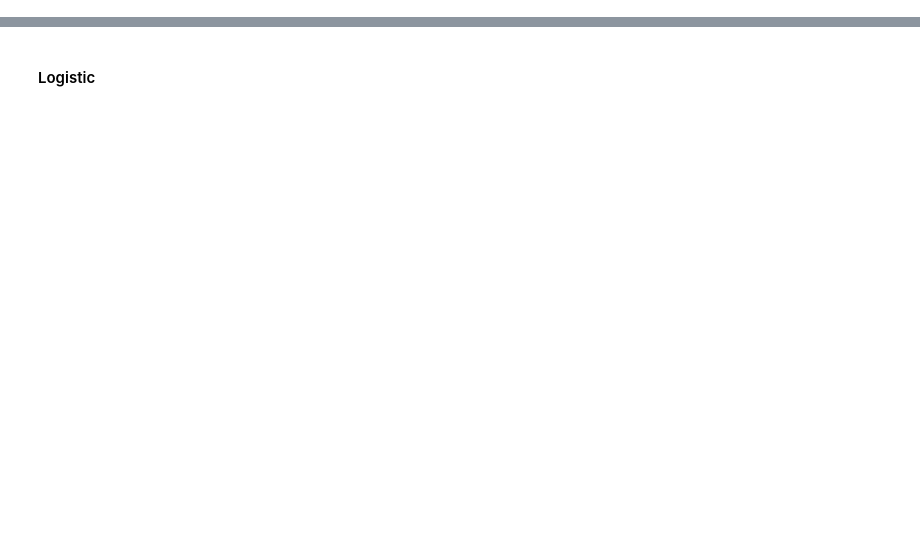
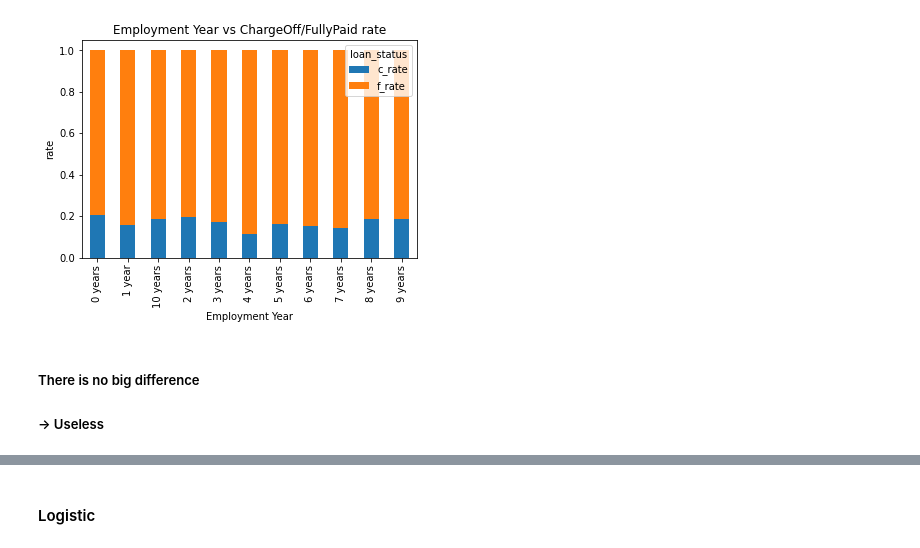
Before and after one commit to writeforfun/RIsk, a Jupyter notebook: risk.ipynb, the cells around one changed output, grey strips where cells are left out. Cells and saved outputs as stored; diff of their text form; code cells hidden in the pictures; blank space fills up the shorter version.

```diff
--- a/risk.ipynb
+++ b/risk.ipynb
@@ -270,0 +129,8 @@ train_X, val_X, train_y, val_y = train_test_split(X, y, random_state=1)
+# %%
+cross_el = pd.crosstab(loans['employment_length'], loans['loan_status'], margins = True)
+c_rate = cross_el['ChargedOff'] / cross_el['All']
+f_rate = cross_el['FullyPaid'] / cross_el['All']
+cross_el['c_rate'] = c_rate
+cross_el['f_rate'] = f_rate
+cross_el = cross_el.drop(index=['All'])
+cross_el
@@ -270,0 +151,12 @@ train_X, val_X, train_y, val_y = train_test_split(X, y, random_state=1)
+# %%
+df_bar = cross_el[['c_rate', 'f_rate']]
+df_bar.plot.bar(stacked=True)
+plt.title('Employment Year vs ChargeOff/FullyPaid rate')
+plt.xlabel('Employment Year')
+plt.ylabel('rate')
+plt.show()
+# %% [output]
+[figure, added]
+# %% [markdown]
+##### There is no big difference
+##### -> Useless
```
Also changed, not shown: parts of 121 cells of this notebook.
